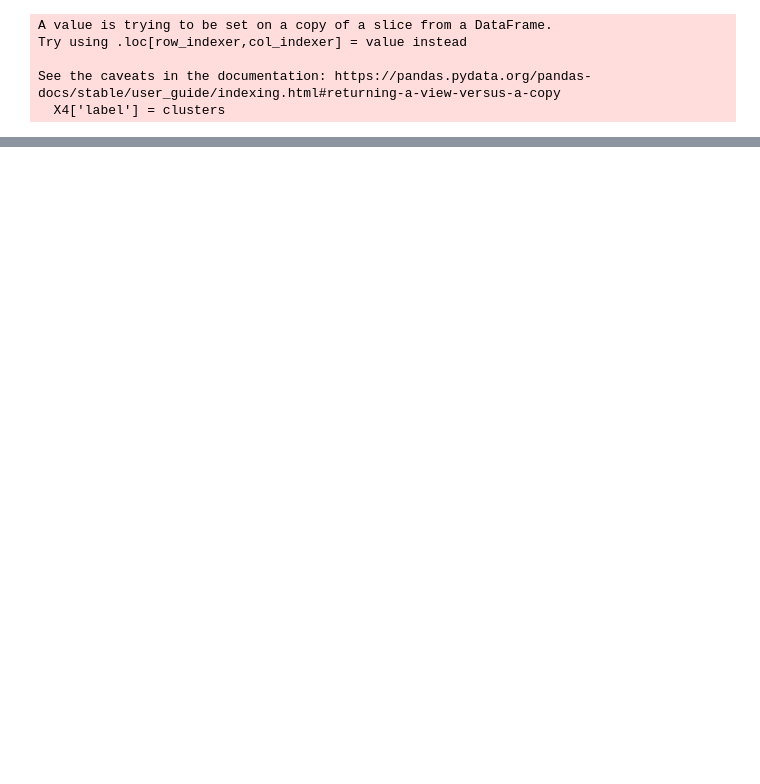
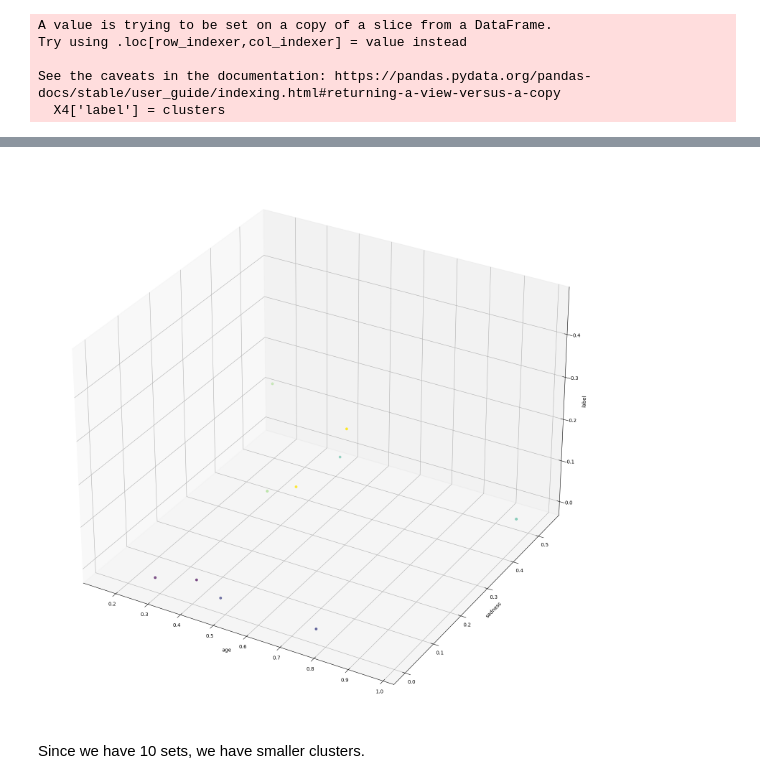
Before and after one commit to adesoyee/Spotify_EOD, a Jupyter notebook: modeling.ipynb, the cells around one changed output, grey strips where cells are left out. Saved outputs shown, nothing was run; the diff lists cells and outputs as text; code cells hidden in the pictures; blank space fills up the shorter version.

```diff
--- a/modeling.ipynb
+++ b/modeling.ipynb
@@ -265,0 +267,2 @@ plt.show()
+# %%
+df_new= pd.read_csv("recommend.csv")
@@ -265,0 +279,4 @@ plt.show()
+# %%
+X4 = df_new[["age", "violence", "sadness"]]
+clusters = kmeans.predict(X4)
+X4['label'] = clusters
@@ -265,0 +303,18 @@ plt.show()
+# %%
+# make a 3D plot of clusters
+
+fig = plt.figure()
+ax = fig.add_subplot(projection='3d')
+
+ax.scatter(X4["age"], X4["violence"], X4["sadness"], c=X4["label"])
+
+ax.set_xlabel('age')
+ax.set_ylabel('sadness')
+ax.set_zlabel('label')
+
+plt.gcf().set_size_inches((20, 20))
+plt.show()
+# %% [output]
+[figure, added]
+# %% [markdown]
+Since we have 10 sets, we have smaller clusters.
```
Also changed, not shown: parts of 12 cells of this notebook, 17 other files.
